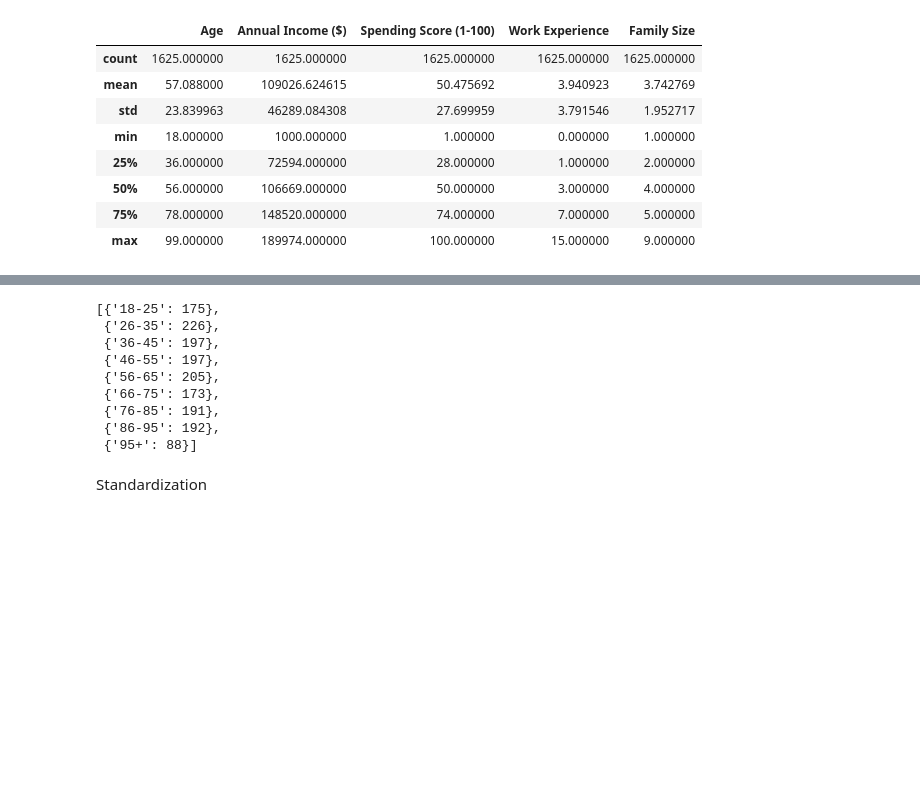
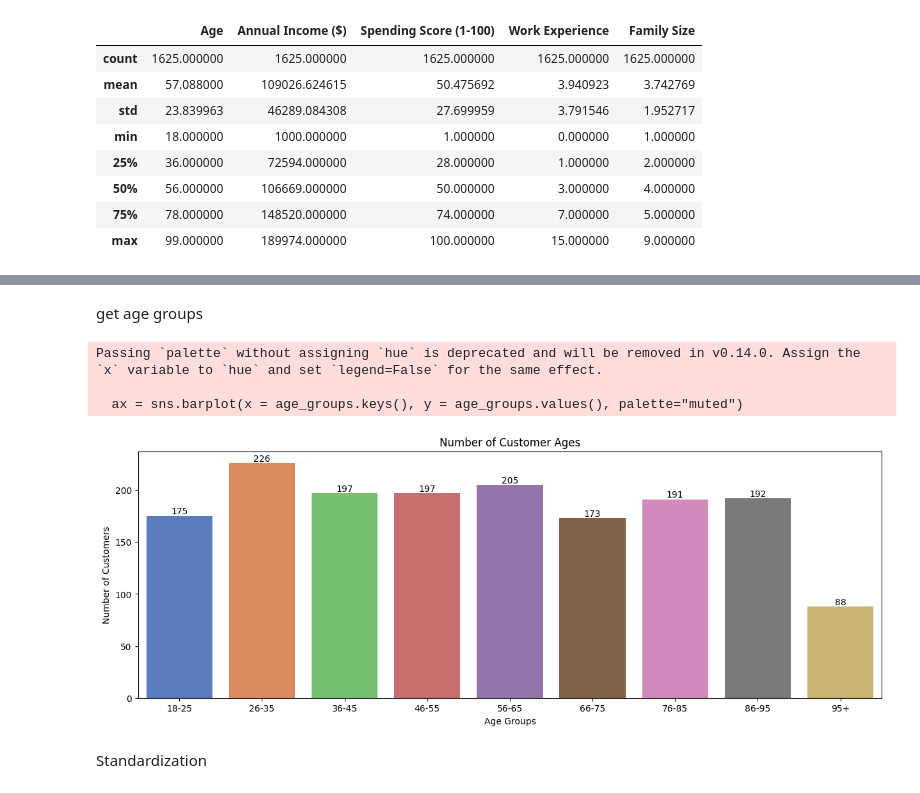
Before and after one commit to mayurasandakalum/shop-customer-data-clustering, a Jupyter notebook: code.ipynb, the cells around one changed output, grey strips where cells are left out. Drawn from its saved outputs; the diff is of its cells as text; code cells hidden in the pictures; blank space fills up the shorter version.

```diff
--- a/code.ipynb
+++ b/code.ipynb
@@ -368,34 +320,38 @@ get_age_groups(df2)
+# %% [markdown]
+get age groups
 # %%
 def get_age_groups(df):
-    # Define the age groups
     age_groups = [(18, 25), (26, 35), (36, 45), (46, 55), (56, 65), (66, 75), (76, 85), (86, 95), (95, float('inf'))]
-    age_counts = []
 
-    # Calculate the counts for each age group
-    for start_age, end_age in age_groups:
+    def get_age_count(start_age, end_age):
         if end_age == float('inf'):
             label = f"{start_age}+"
             count = df["Age"][df["Age"] >= start_age].count()
         else:
             label = f"{start_age}-{end_age}"
             count = df["Age"][(df["Age"] >= start_age) & (df["Age"] <= end_age)].count()
+        return label, count
 
-        age_counts.append({label: count})
-
+    age_counts = dict(map(lambda ages: get_age_count(*ages), age_groups))
     return age_counts
-
-# Example usage
-get_age_groups(df2)
-# %% [output]
-[{'18-25': 175},
- {'26-35': 226},
- {'36-45': 197},
- {'46-55': 197},
- {'56-65': 205},
- {'66-75': 173},
- {'76-85': 191},
- {'86-95': 192},
- {'95+': 88}]
+# %%
+age_groups = get_age_groups(df2)
+
+plt.figure(figsize=(15, 5))
+
+ax = sns.barplot(x = age_groups.keys(), y = age_groups.values(), palette="muted")
+for i in ax.containers:
+    ax.bar_label(i,)
+
+plt.title("Number of Customer Ages")
+plt.xlabel("Age Groups")
+plt.ylabel("Number of Customers")
+plt.show()
+# %% [output]
+Passing `palette` without assigning `hue` is deprecated and will be removed in v0.14.0. Assign the `x` variable to `hue` and set `legend=False` for the same effect.
+
+  ax = sns.barplot(x = age_groups.keys(), y = age_groups.values(), palette="muted")
+[figure, added]
 # %% [markdown]
 Standardization
 # %%
```
Also changed, not shown: parts of 16 cells of this notebook.
